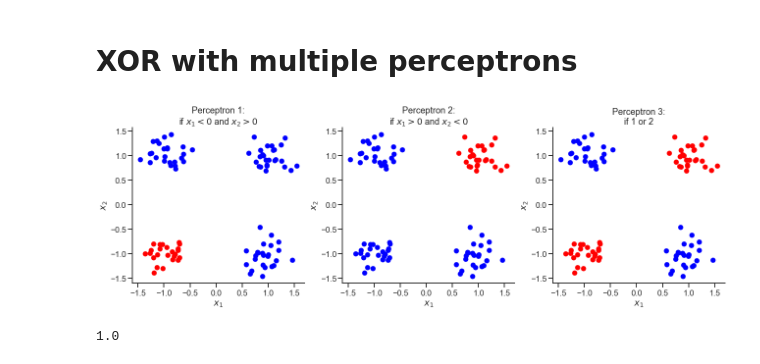
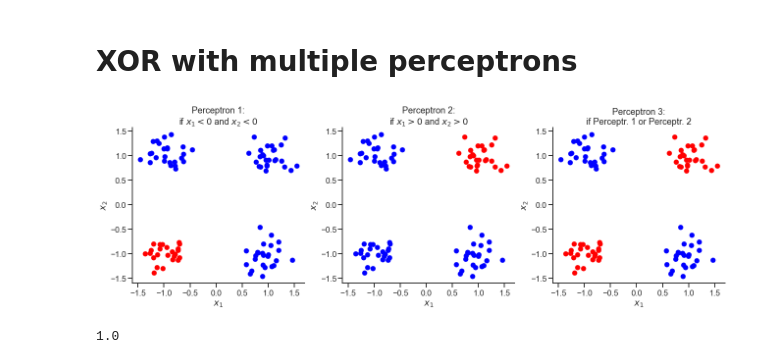
Before and after one commit to athms/deep-learning-basics, a Jupyter notebook: 1-Multilayer-Perceptron-Backpropagation.ipynb, the cells around one changed output. Cells and saved outputs as stored; diff of their text form; code cells hidden in the pictures.

```diff
--- a/1-Multilayer-Perceptron-Backpropagation.ipynb
+++ b/1-Multilayer-Perceptron-Backpropagation.ipynb
@@ -102,28 +102,28 @@ class Perceptron:
             self.update_weights(X[batch_idx], y[batch_idx], learning_rate)
 # %%
 fig, axs = plt.subplots(1,3,figsize=(18,6))
-axs[0].set_title('Perceptron 1:\n'+'if '+r'$x_1<0$'+' and '+r'$x_2>0$')
+axs[0].set_title('Perceptron 1:\n'+'if '+r'$x_1<0$'+' and '+r'$x_2<0$')
 idx1 = np.logical_and(X[:,0]<0, X[:,1]<0)
 axs[0].scatter(X[idx1,0], X[idx1,1], color='red')
 axs[0].scatter(X[~idx1,0], X[~idx1,1], color='blue')
 
-axs[1].set_title('Perceptron 2:\n'+'if '+r'$x_1>0$'+' and '+r'$x_2<0$')
+axs[1].set_title('Perceptron 2:\n'+'if '+r'$x_1>0$'+' and '+r'$x_2>0$')
 idx2 = np.logical_and(X[:,0]>0, X[:,1]>0)
 axs[1].scatter(X[idx2,0], X[idx2,1], color='red')
 axs[1].scatter(X[~idx2,0], X[~idx2,1], color='blue')
 
-axs[2].set_title('Perceptron 3:\n'+'if 1 or 2')
+axs[2].set_title('Perceptron 3:\n'+'if Perceptr. 1 or Perceptr. 2')
 idx3 = np.logical_or(idx1, idx2)
 axs[2].scatter(X[idx3,0], X[idx3,1], color='red')
 axs[2].scatter(X[~idx3,0], X[~idx3,1], color='blue')
 
 for ax in axs:
     despine(ax=ax)
     ax.set_xlabel(r'$x_1$')
     ax.set_ylabel(r'$x_2$')
 fig.tight_layout()
 # %% [output]
-[figure, old version]
+[figure, new version]
 # %%
 y1 = idx1.astype(np.int)
 
```
Also changed, not shown: parts of 12 cells of this notebook.
